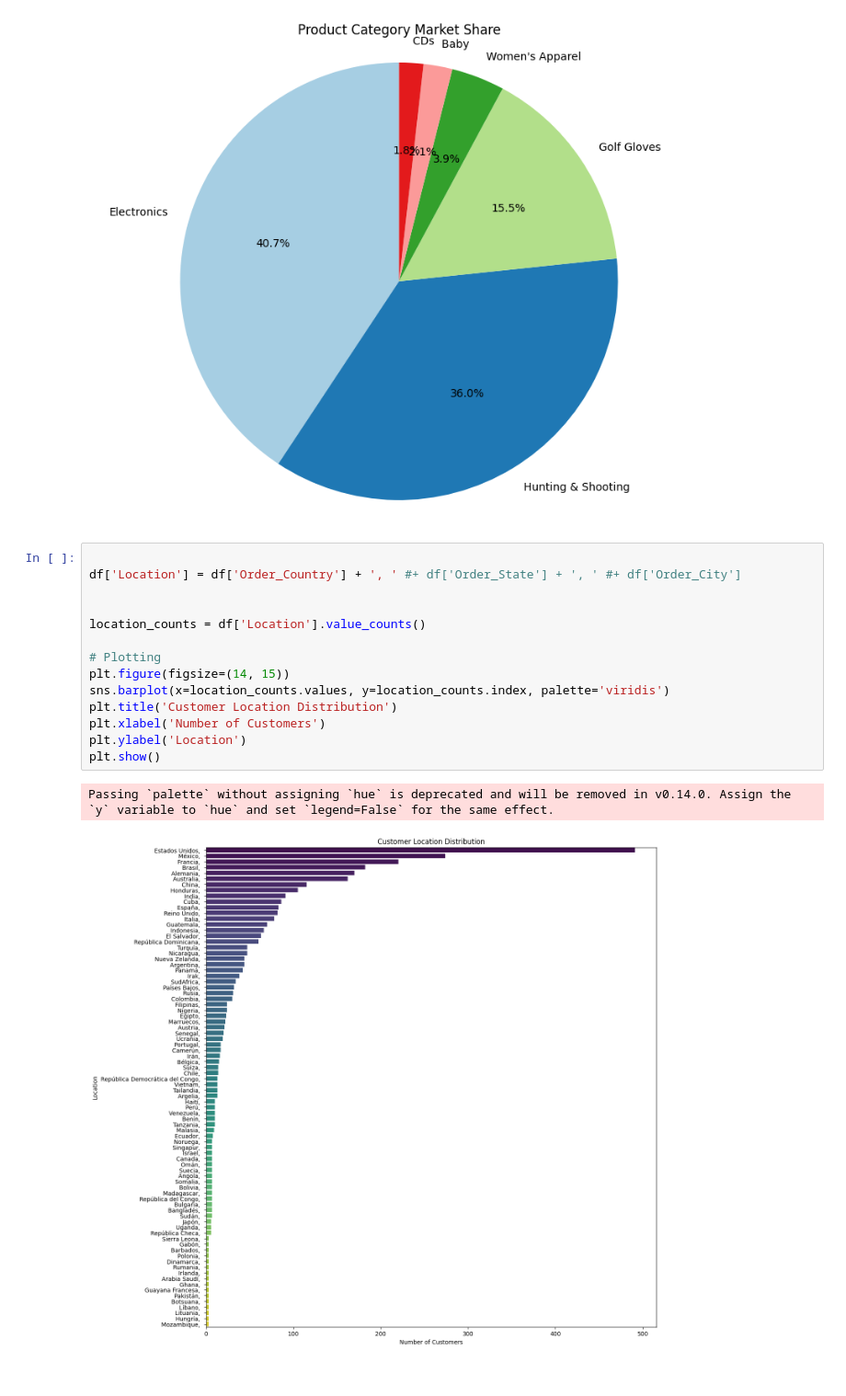
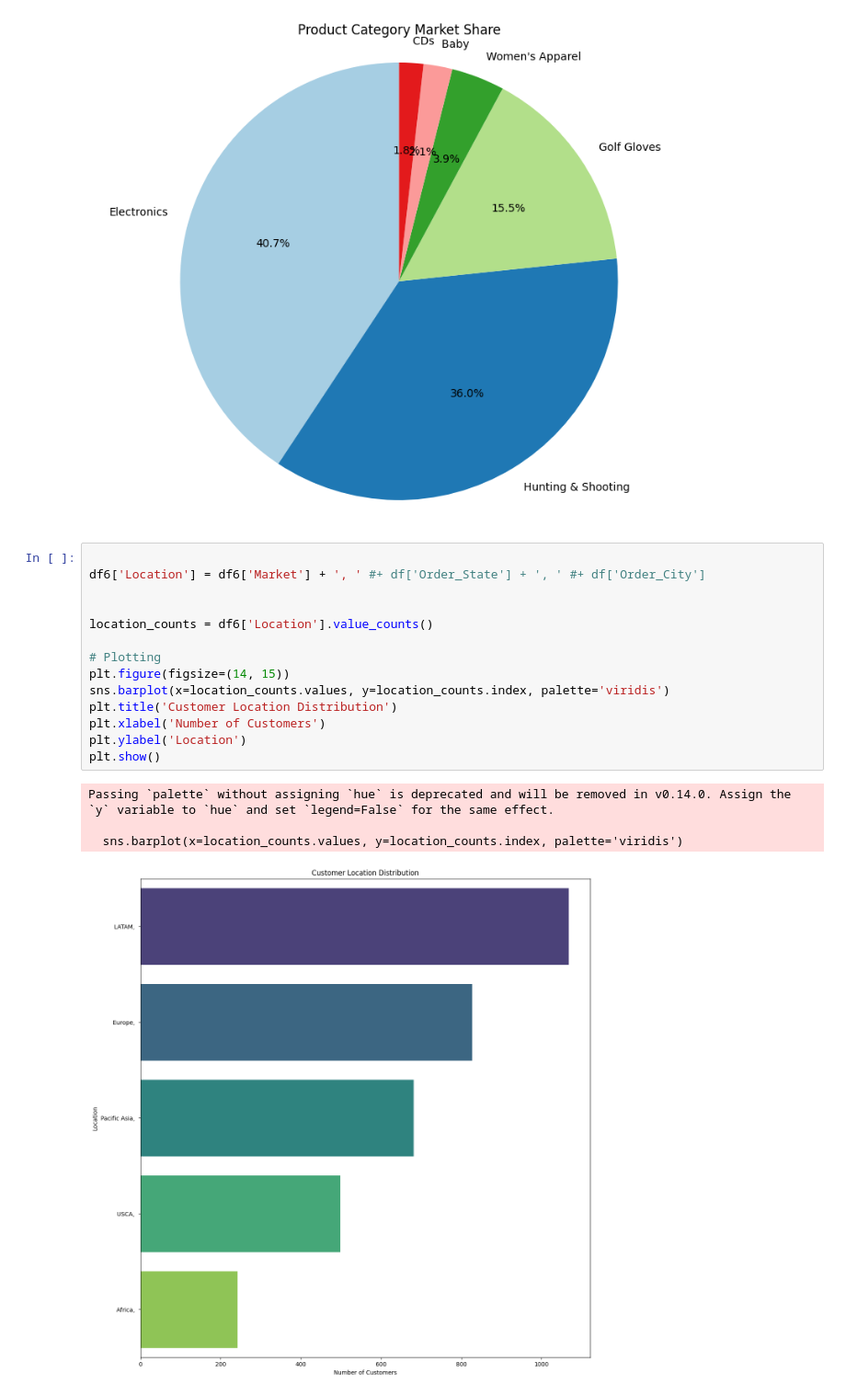
Before and after one commit to CCNY-Analytics-and-Quant/Branly_BAF23, a Jupyter notebook: Final Project.ipynb, the cells around one changed output. Shown: that part at 92% size. Drawn from its saved outputs; the diff is of its cells as text.

```diff
--- a/Final Project.ipynb
+++ b/Final Project.ipynb
@@ -187,18 +189,20 @@ plt.show()
 [figure]
 # %%
 
-df['Location'] = df['Order_Country'] + ', ' #+ df['Order_State'] + ', ' #+ df['Order_City']
+df6['Location'] = df6['Market'] + ', ' #+ df['Order_State'] + ', ' #+ df['Order_City']
 
 
-location_counts = df['Location'].value_counts()
+location_counts = df6['Location'].value_counts()
 
 # Plotting
 plt.figure(figsize=(14, 15))
 sns.barplot(x=location_counts.values, y=location_counts.index, palette='viridis')
 plt.title('Customer Location Distribution')
 plt.xlabel('Number of Customers')
 plt.ylabel('Location')
 plt.show()
 # %% [output]
 Passing `palette` without assigning `hue` is deprecated and will be removed in v0.14.0. Assign the `y` variable to `hue` and set `legend=False` for the same effect.
+
+  sns.barplot(x=location_counts.values, y=location_counts.index, palette='viridis')
-[figure, old version]
+[figure, new version]
```
Also changed, not shown: parts of 4 cells of this notebook.
